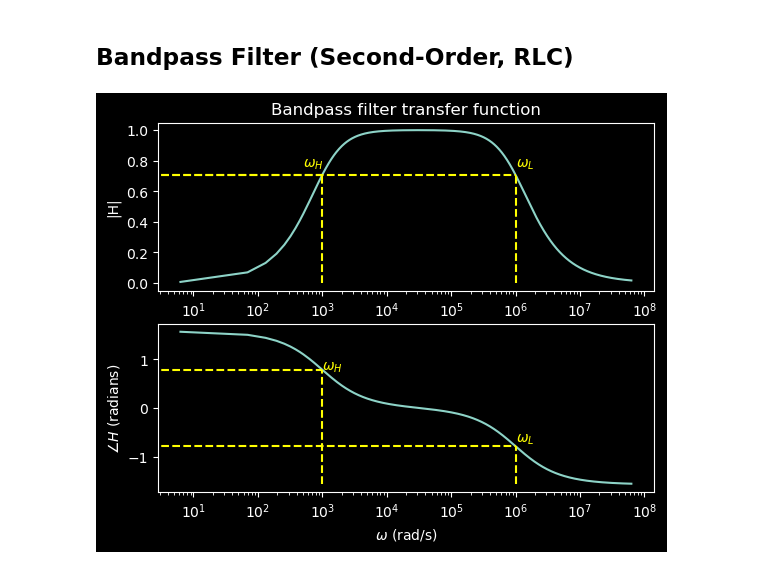
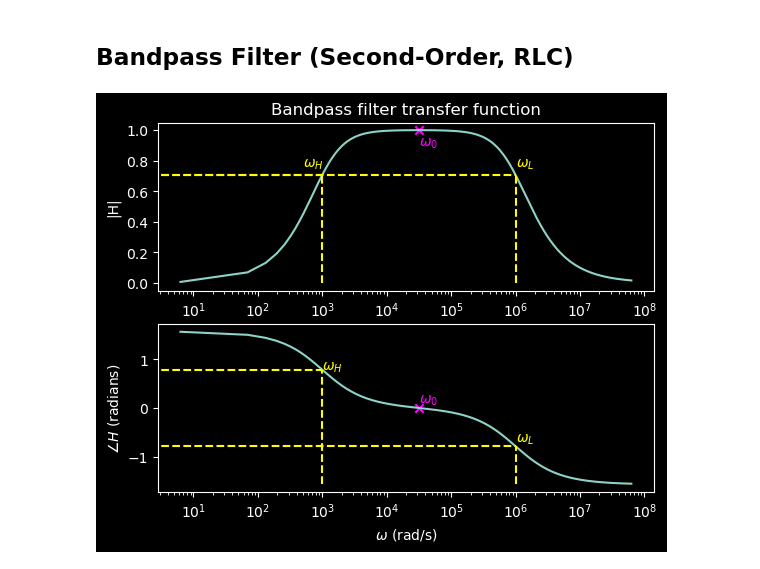
Before and after one commit to mlp6/Biomedical-Electronic-Measurements, a Jupyter notebook: notebooks/filters.ipynb, the cells around one changed output. Cells and saved outputs as stored; diff of their text form; code cells hidden in the pictures.

Commit message:
add center frequency on plots

```diff
--- a/notebooks/filters.ipynb
+++ b/notebooks/filters.ipynb
@@ -103,6 +103,7 @@ H = R/(R+(1/(j*w*C))+(j*w*L))
 
 w_H = -R/(2*L) + np.sqrt((R/(2*L))**2 + 1/(L*C))
 w_L = R/(2*L) + np.sqrt((R/(2*L))**2 + 1/(L*C))
+w_o = np.sqrt(1/(L*C))
 
 # Plot the magnitude and phase of the transfer function
 plt.figure()
@@ -113,31 +114,35 @@ plt.title('Bandpass filter transfer function')
 plt.ylabel('|H|')
 plt.xticks([])
 
 # \omega_H is at the -3 dB point (1/sqrt(2) of the max)
 plt.plot([w_H, w_H], [0, 1/np.sqrt(2)], color='yellow', linestyle='--')
 plt.text(w_H-500, (1/np.sqrt(2)+0.05), r'$\omega_H$', color='yellow')
 plt.plot([0, w_H], [1/np.sqrt(2), 1/np.sqrt(2)], color='yellow', linestyle='--')
 plt.plot([w_L, w_L], [0, 1/np.sqrt(2)], color='yellow', linestyle='--')
 plt.text(w_L-500, (1/np.sqrt(2)+0.05), r'$\omega_L$', color='yellow')
 plt.plot([0, w_L], [1/np.sqrt(2), 1/np.sqrt(2)], color='yellow', linestyle='--')
+plt.scatter([w_o], [1], color='magenta', marker='x') # peak
+plt.text(w_o, 0.9, r'$\omega_0$', color='magenta')
 
 plt.xscale('log')
 
 plt.subplot(2, 1, 2)
 plt.plot(w, np.angle(H))
 plt.ylabel(r'$\angle H$ (radians)')
 plt.xlabel(r'$\omega$ (rad/s)')
 
 # \omega_H is at the -45 degree point (-pi/4)
 plt.plot([w_H, w_H], [-np.pi/2, np.pi/4], color='yellow', linestyle='--')
 plt.text(w_H, (np.pi/4), r'$\omega_H$', color='yellow')
 plt.plot([0, w_H], [np.pi/4, np.pi/4], color='yellow', linestyle='--')
 plt.plot([w_L, w_L], [-np.pi/2, -np.pi/4], color='yellow', linestyle='--')
 plt.text(w_L, (-np.pi/4-0.2)+0.3, r'$\omega_L$', color='yellow')
 plt.plot([0, w_L], [-np.pi/4, -np.pi/4], color='yellow', linestyle='--')
+plt.scatter([w_o], [0], color='magenta', marker='x') # peak
+plt.text(w_o, 0.1, r'$\omega_0$', color='magenta')
 plt.xscale('log')
 
 plt.savefig('../slides/images/rc_bpf_xfer_func.png', dpi=300, bbox_inches='tight')
 plt.show()
 # %% [output]
-[figure, old version]
+[figure, new version]
```
Also changed, not shown: 1 other file.
